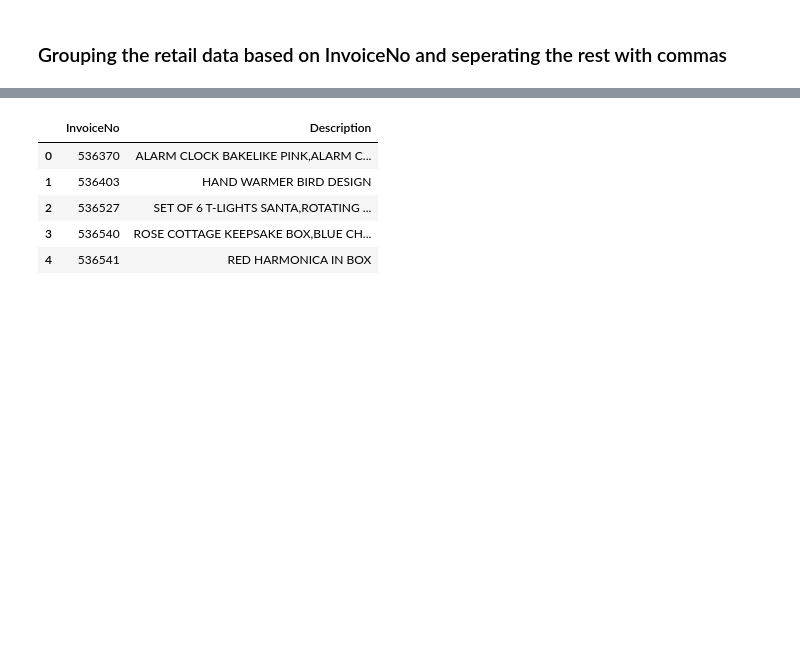
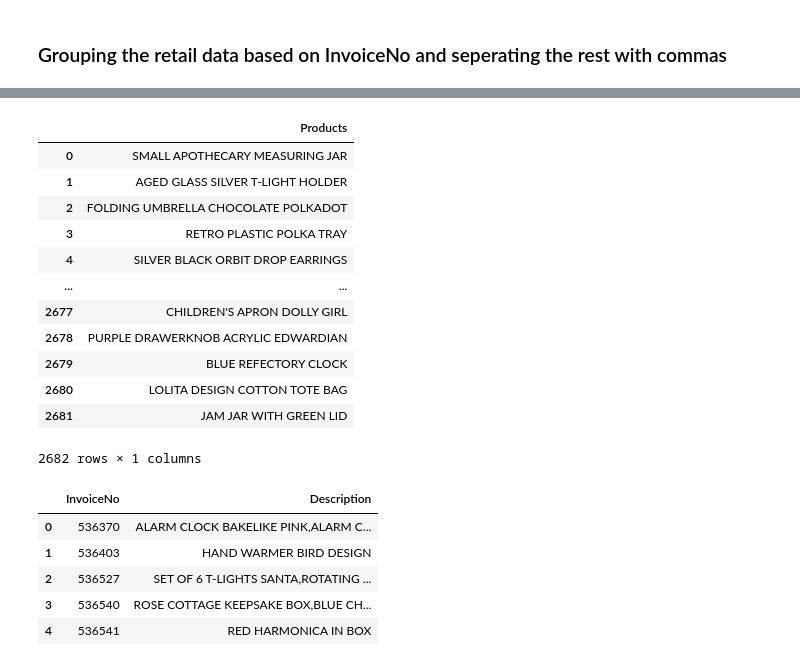
Before and after one commit to AishwaryaBhanage/Online_retail_streamlit, a Jupyter notebook: Notebooks/01_DataCleaningAndExploration.ipynb, the cells around one changed output, grey strips where cells are left out. Cells and saved outputs as stored; diff of their text form; code cells hidden in the pictures; blank space fills up the shorter version.

```diff
--- a/Notebooks/01_DataCleaningAndExploration.ipynb
+++ b/Notebooks/01_DataCleaningAndExploration.ipynb
@@ -14,7 +14,7 @@ import warnings
 warnings.filterwarnings("ignore")
 # %%
 #import the dataset online retail and store in reatil_data variable
-retail_data = pd.read_excel("./datasets/Online Retail.xlsx")
+retail_data = pd.read_excel("./datasets/Online_Retail.xlsx")
 
 #view top 5 records of dataset
 retail_data.head(5)
@@ -396,0 +406,18 @@ retail_data_3.head()
+# %%
+listofuniqueproducts = pd.DataFrame(set(retail_data_3.Description))
+listofuniqueproducts.rename(columns = {0:"Products"}, inplace = True)
+listofuniqueproducts
+# %% [output]
+|  | Products |
+| 0 | SMALL APOTHECARY MEASURING JAR |
+| 1 | AGED GLASS SILVER T-LIGHT HOLDER |
+| 2 | FOLDING UMBRELLA CHOCOLATE POLKADOT |
+| 3 | RETRO PLASTIC POLKA TRAY |
+| 4 | SILVER BLACK ORBIT DROP EARRINGS |
+| ... | ... |
+| 2677 | CHILDREN'S APRON DOLLY GIRL |
+| 2678 | PURPLE DRAWERKNOB ACRYLIC EDWARDIAN |
+| 2679 | BLUE REFECTORY CLOCK |
+| 2680 | LOLITA DESIGN COTTON TOTE BAG |
+| 2681 | JAM JAR WITH GREEN LID |
+2682 rows × 1 columns
```
Also changed, not shown: parts of 3 cells of this notebook, 4 other files.
